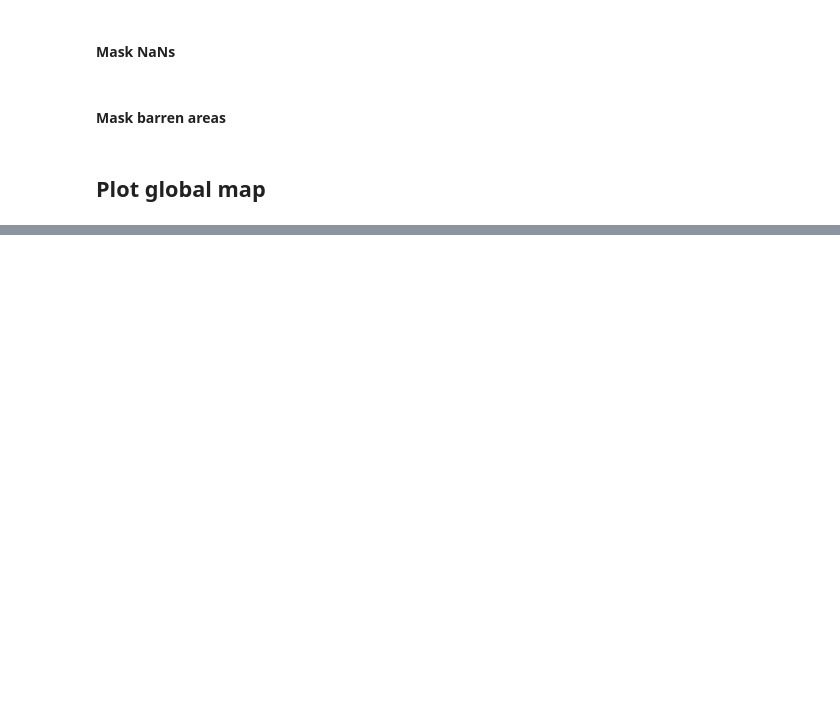
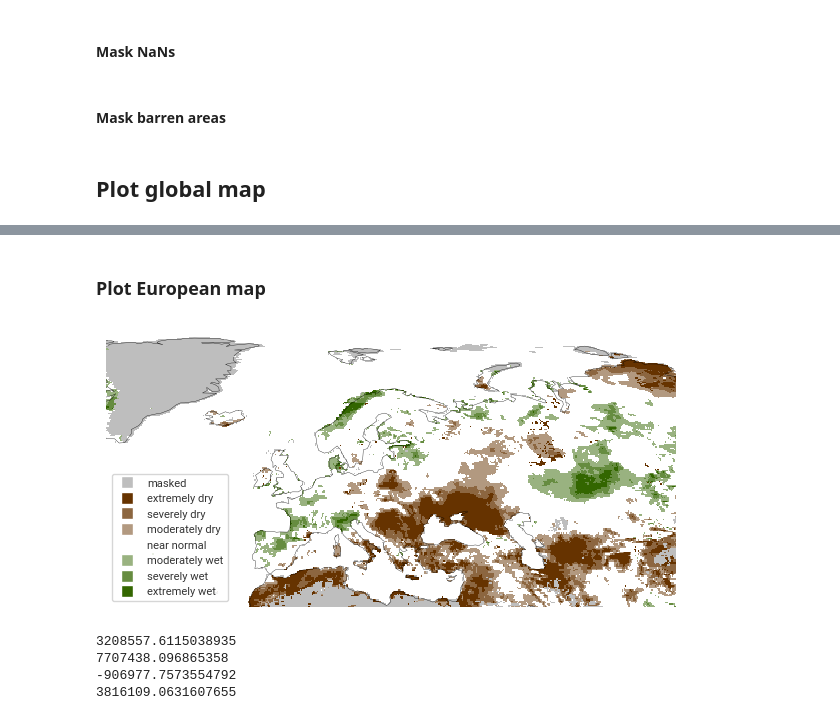
Before and after one commit to jkeune/drought-on-demand, a Jupyter notebook: Update_global_snapshot.ipynb, the cells around one changed output, grey strips where cells are left out. Saved outputs shown, nothing was run; the diff lists cells and outputs as text; code cells hidden in the pictures; blank space fills up the shorter version.

```diff
--- a/Update_global_snapshot.ipynb
+++ b/Update_global_snapshot.ipynb
@@ -189,0 +200,36 @@ worldmap_drought(drought_2d_masked,
+# %% [markdown]
+### Plot European map
+# %%
+worldmap_drought(drought_2d_masked,
+                 collist_hex = mycollisthex,
+                 #levels = [-10000].append(mylevels),
+                 #legnames = ["masked"].append(legnames),
+                 levels = [-10000,-1000,-2,-1.5,-1,1,1.5,2,1000],
+                 legnames = ["masked","extremely dry", "severely dry", "moderately dry", "near normal", "moderately wet", "severely wet", "extremely wet"],
+                 plot_borders=False,
+                 myextent = [-130000, 80, 30, 82],
+                 figx=6, figy=4,
+                 #myextent = [-906977, 70, 30, 72],
+                 #figname = f"figures/{indicator}{window}_{yyyy}{str(mm).zfill(2)}_europe.pdf",
+                 figname = f"figures/{indicator}{window}_{yyyy}{str(mm).zfill(2)}_europe.png",
+                 latlines = [-30,30],
+                 plot_latlines =False,
+                 mytitle       = "")
+# %% [output]
+[figure, added]
+# %%
+# get Robinson lat/lon extent of Europe
+geodetic = ccrs.Geodetic()
+robinson = ccrs.Robinson()
+ilon_1, ilat_1 = robinson.transform_point(-10, 30, geodetic)
+ilon_2, ilat_2 = robinson.transform_point(60, 75, geodetic)
+print(ilat_1)
+print(ilat_2)
+print(ilon_1)
+print(ilon_2)
+#    ax.plot([ilon_1, ilon_2], [ilat_1, ilat_2], color='grey', linewidth=0.5, transform=robinson, linestyle=':')
+# %% [output]
+3208557.6115038935
+7707438.096865358
+-906977.7573554792
+3816109.0631607655
```
Also changed, not shown: parts of 7 cells of this notebook.
